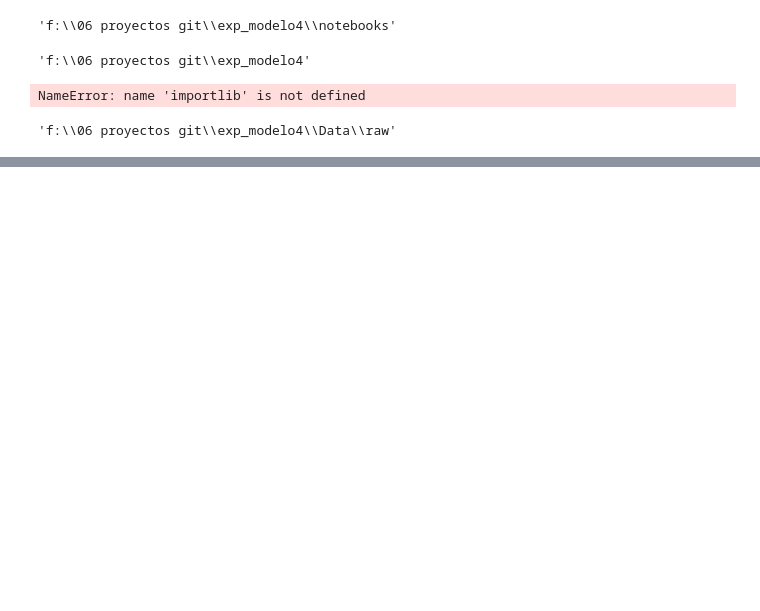
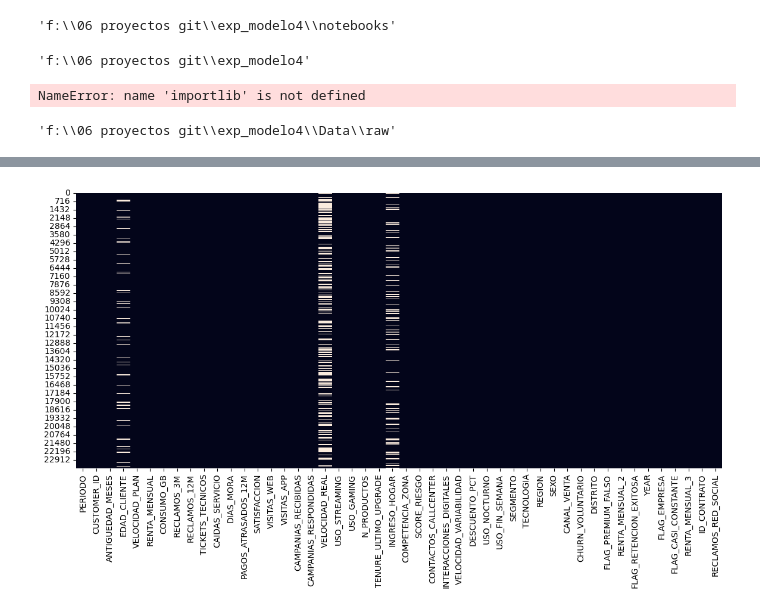
Before and after one commit to dricardopc/exp_modelo4, a Jupyter notebook: notebooks/02 EDA.ipynb, the cells around one changed output, grey strips where cells are left out. Drawn from its saved outputs; the diff is of its cells as text; code cells hidden in the pictures; blank space fills up the shorter version.

```diff
--- a/notebooks/02 EDA.ipynb
+++ b/notebooks/02 EDA.ipynb
@@ -83,0 +78,3 @@ FileNotFoundError: [Errno 2] No such file or directory: 'f:\\06 proyectos git\\e
+# %%
+#servidor
+df = pd.read_csv(path_data_raw + "base_churn_telcov2.csv")
@@ -83,0 +185,12 @@ FileNotFoundError: [Errno 2] No such file or directory: 'f:\\06 proyectos git\\e
+# %%
+#Heatmap de nulos
+plt.figure(figsize=(14,6))
+
+sns.heatmap(
+    df.isnull(),
+    cbar=False
+)
+
+plt.show()
+# %% [output]
+[figure, added]
```
Also changed, not shown: parts of 10 cells of this notebook.
